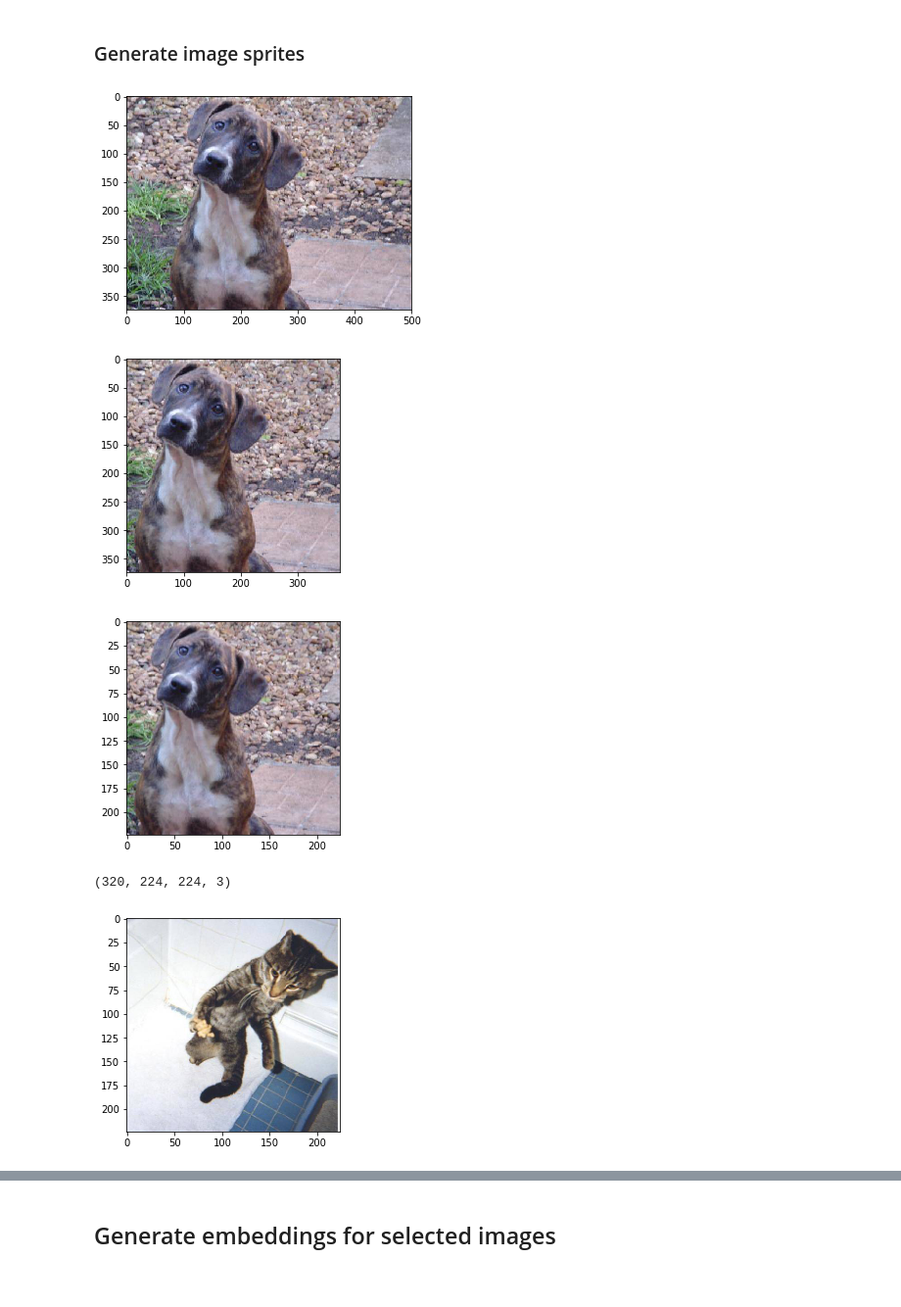
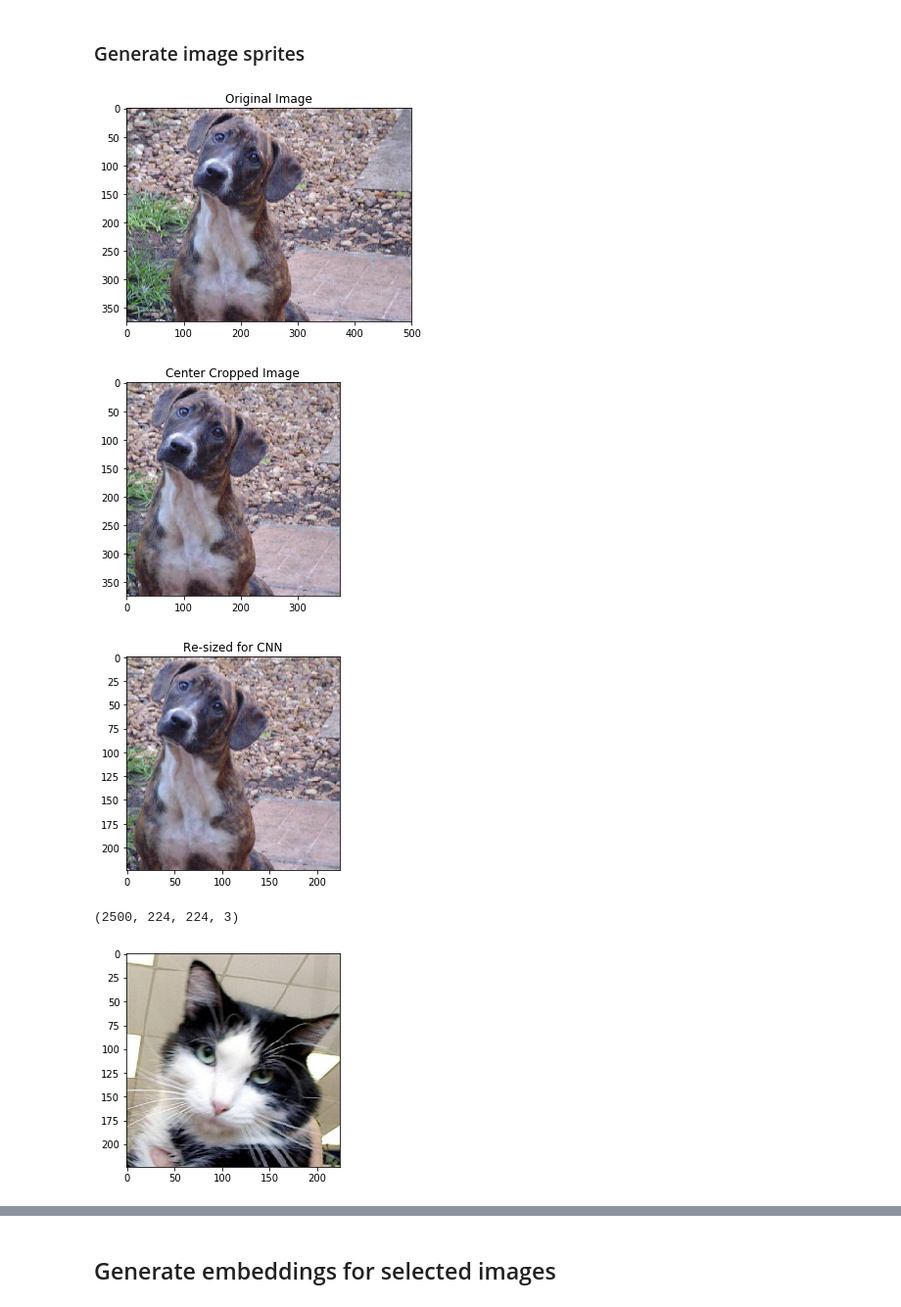
Before and after one commit to jimthompson5802/image_embedding, a Jupyter notebook: cat_dog_generate_embeddings.ipynb, the cells around one changed output, grey strips where cells are left out. Shown at 98% size. Saved outputs shown, nothing was run; the diff lists cells and outputs as text; code cells hidden in the pictures.

Commit message:
updated with larger number of images

```diff
--- a/cat_dog_generate_embeddings.ipynb
+++ b/cat_dog_generate_embeddings.ipynb
@@ -38,10 +38,10 @@ LOG_DIR = './cat_dog_embeddings_logs'
 IMG_DIR = '/Users/jim/Desktop/Deeplearning/transfer_learning/cats_dogs/data/train'
 
 # number of cat images and dog images to select
-IMGS_TO_SELECT = 160
+IMGS_TO_SELECT = 1250
 
 SPRITE_IMG_SIZE = 64
-SPRITE_COLUMNS = 25
+SPRITE_COLUMNS = 50
 # %%
 #%%
 # =============================================================================
@@ -148,18 +148,19 @@ def center_crop_img(img):
 # %%
 #%%
 img = imgio.imread(os.path.join(IMG_DIR,'dogs',dog_imgs[13]))
-plt.imshow(img);plt.show()
+fig,ax = plt.subplots();plt.imshow(img);ax.set_title('Original Image');plt.show()
+
 
 img2 = center_crop_img(img)
-plt.imshow(img2);plt.show()
+fig,ax=plt.subplots();plt.imshow(img2);ax.set_title('Center Cropped Image');plt.show()
 
 
 img3 = transform.resize(img2,VGG16_SHAPE)
-plt.imshow(img3);plt.show()
+fig,ax = plt.subplots();plt.imshow(img3);ax.set_title('Re-sized for CNN');plt.show()
 # %% [output]
-[figure, old version]
+[figure, new version]
-[figure, old version]
+[figure, new version]
-[figure, old version]
+[figure, new version]
 # %%
 # generate array containing VGG16 sized images
 def create_image(img_file):
@@ -174,11 +175,11 @@ dogs = [create_image(os.path.join(IMG_DIR,'dogs',f)) for f in dog_imgs]
 images = np.vstack([cats,dogs])
 images.shape
 # %% [output]
-(320, 224, 224, 3)
+(2500, 224, 224, 3)
 # %%
-plt.imshow(images[99]);plt.show()
+plt.imshow(images[1000]);plt.show()
 # %% [output]
-[figure, old version]
+[figure, new version]
 # %%
 #test for partial row
 if (images.shape[0] % SPRITE_COLUMNS) != 0:
```
Also changed, not shown: parts of 8 cells of this notebook.
